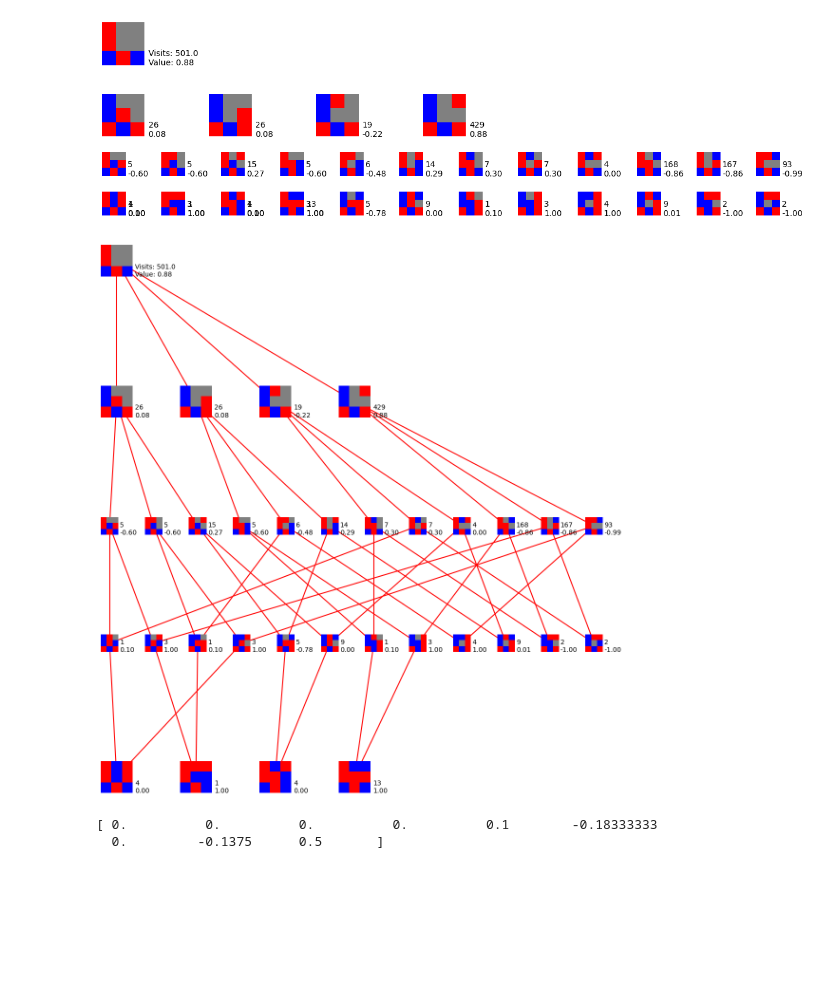
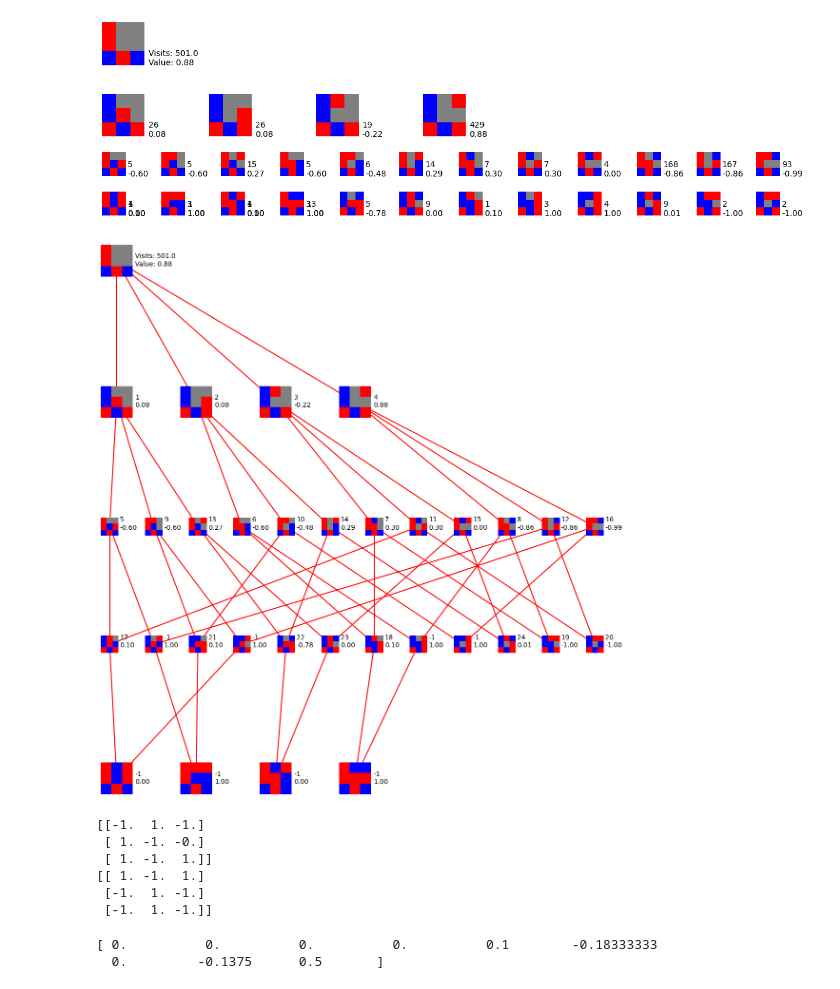
Before and after one commit to amdson/azul_rl, a Jupyter notebook: flax_rl.ipynb, the cells around one changed output. Cells and saved outputs as stored; diff of their text form; code cells hidden in the pictures; blank space fills up the shorter version.

Commit message:
visualizations

```diff
--- a/flax_rl.ipynb
+++ b/flax_rl.ipynb
@@ -450,7 +450,7 @@ def draw_layer(ax, to_print, draw_pos, spacing):
         state, text = t
         state = state.reshape((3,3))
         ax.pcolormesh(gx*spacing+x, gx*spacing+y, state, shading='flat', cmap=cmap)
-        ax.text(x+0.65*spacing, y, text)
+        ax.text(x+0.65*spacing, y+0.2*spacing, text)
 
 
 def plot_mcts(ax, mcts, root_index):
@@ -466,7 +466,7 @@ def plot_mcts(ax, mcts, root_index):
         next_layer = []
         to_print = []
         edges = []
-        seen_states = {}
+        state_index_map = {}
         for parent_i, state_index in enumerate(layer):
             state = mcts.state[state_index]
             visited_actions, = np.nonzero(mcts.action_visits[state_index])
@@ -474,53 +474,65 @@ def plot_mcts(ax, mcts, root_index):
             action_values = mcts.action_mean_value[state_index, visited_actions]
             for action, count, value in zip(visited_actions, visit_counts, action_values):
                 child_state = flip_board(get_next_state(state, action))
-                if(child_state.tobytes() in seen_states):
-                    child_i = seen_states[child_state.tobytes()]
+
+                # if(layer_row % 2 == 0):
+                #     child_state = flip_board(child_state)
+                #     value *= -1
+
+                if(child_state.tobytes() in state_index_map):
+                    child_i = state_index_map[child_state.tobytes()]
                     edges.append((parent_i, child_i))
                     continue
-
+                child_index = -1
                 if(child_state.tobytes() in mcts.state_lookup):
                     child_index = mcts.state_lookup[child_state.tobytes()]
                     next_layer.append(child_index)
-                # if(layer_row % 2 == 0):
-                #     child_state = flip_board(child_state)
-                    # value *= -1
 
                 child_i = len(to_print)
                 edges.append((parent_i, child_i))
-                seen_states[child_state.tobytes()] = child_i
-                to_print.append((child_state, f"{count}\n{value:.2f}"))
+                state_index_map[child_state.tobytes()] = child_i
+                to_print.append((child_state, f"{child_index}\n{value:.2f}"))
 
         to_print_l.append(to_print)
         edges_l.append(edges)
         layer_row += 1
         layer = next_layer
 
     spacing_l = np.array([min(0.3, 2/len(to_print)) for to_print in to_print_l])
     layer_level_l = np.cumsum(spacing_l+0.5)
 
     draw_pos = box_pos(len(to_print_l[0]), layer_level_l[0], spacing_l[0], offset=0.3)
     for i in range(1, len(to_print_l)):
         next_draw_pos = box_pos(len(to_print_l[i]), layer_level_l[i], spacing_l[i], offset=0.3)
         # print(len(draw_pos), len(next_draw_pos))
         draw_edges(ax, draw_pos, next_draw_pos, edges_l[i-1])
         draw_pos = next_draw_pos
 
     for i in range(len(to_print_l)):
         draw_pos = box_pos(len(to_print_l[i]), layer_level_l[i], spacing_l[i])
         draw_layer(ax, to_print_l[i], draw_pos, spacing_l[i])
     # draw_pos = box_pos(len(to_print), layer_level, spacing)
 
 fig, ax = plt.subplots(figsize=(15, 15))
 ax.tick_params(axis='both', which='both', bottom=False, top=False, left=False, labelbottom=False)
 ax.set_xticklabels([])
 ax.set_yticklabels([])
 ax.set_frame_on(False)
 ax.set_aspect('equal')
 plot_mcts(ax, mcts, 0)
 fig.show()
 # %% [output]
-[figure, old version]
+[figure, new version]
+# %%
+print(mcts.state[23].reshape((3,3)))
+print(flip_board(get_next_state(mcts.state[23], 5)).reshape((3,3)))
+# %% [output]
+[[-1.  1. -1.]
+ [ 1. -1. -0.]
+ [ 1. -1.  1.]]
+[[ 1. -1.  1.]
+ [-1.  1. -1.]
+ [-1.  1. -1.]]
 # %%
 print(mcts.action_mean_value[0])
 # %% [output]
```
